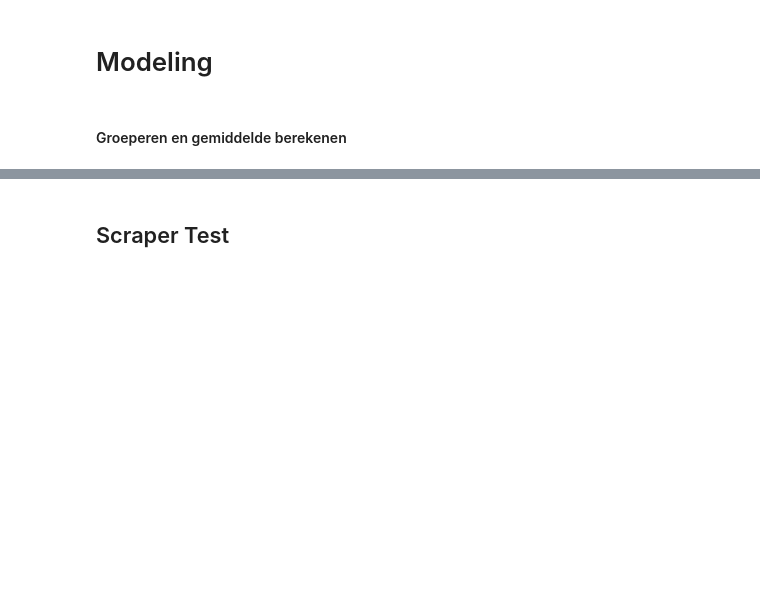
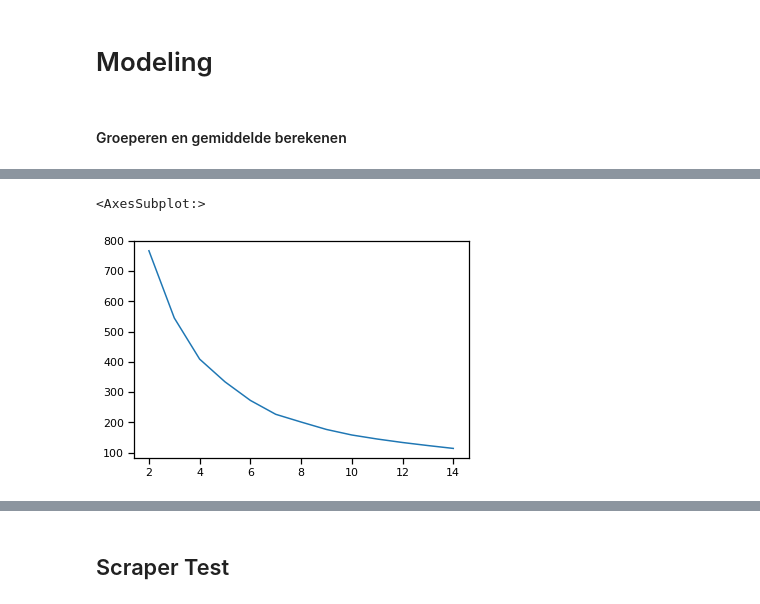
Before and after one commit to Mirmidion/PoC-Challenge2, a Jupyter notebook: YorbenNotebook.ipynb, the cells around one changed output, grey strips where cells are left out. Cells and saved outputs as stored; diff of their text form; code cells hidden in the pictures; blank space fills up the shorter version.

```diff
--- a/YorbenNotebook.ipynb
+++ b/YorbenNotebook.ipynb
@@ -307,0 +299,15 @@ ax.set(xlabel="Lifetime in Years", ylabel = "Average Review Rating")
+# %%
+#size en dev lifetime kmeans
+df_model = normalizedData.copy()
+# %%
+n_clusters_to_test = range(2, 15)
+inertias = []
+
+for n in n_clusters_to_test:
+    model = KMeans(n_clusters=n).fit(df_model[["release_year","DeveloperLifetime"]])
+    inertias.append(model.inertia_)
+# %%
+sns.lineplot(x=n_clusters_to_test, y=inertias)
+# %% [output]
+<AxesSubplot:>
+[figure, added]
```
Also changed, not shown: parts of 14 cells of this notebook.
